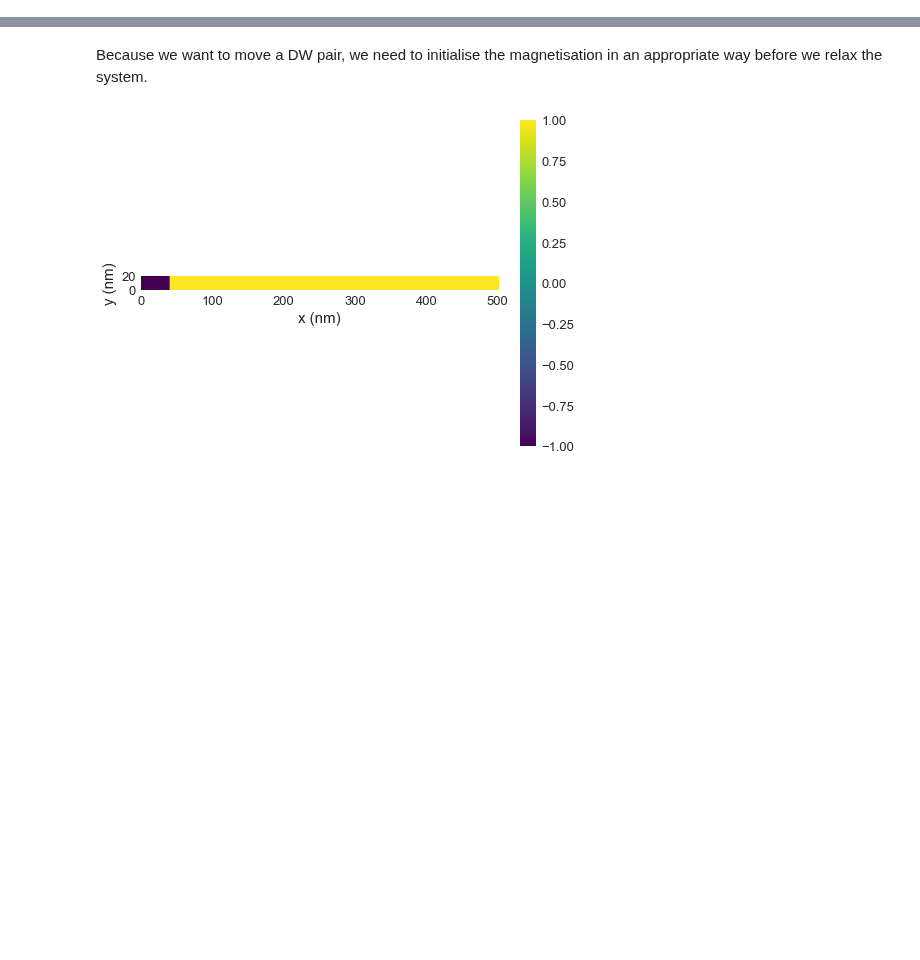
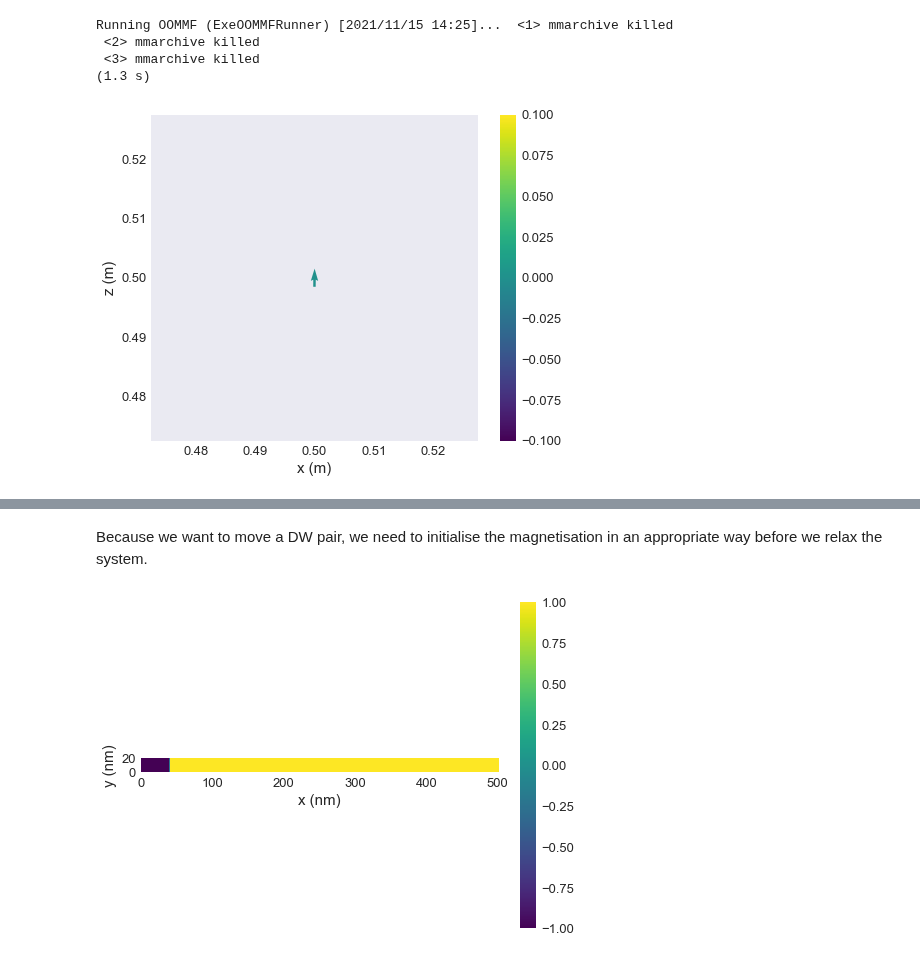
Before and after one commit to ubermag/oommfc, a Jupyter notebook: docs/time-dependent-field-current.ipynb, the cells around one changed output, grey strips where cells are left out. Cells and saved outputs as stored; diff of their text form; code cells hidden in the pictures; blank space fills up the shorter version.

```diff
--- a/docs/time-dependent-field-current.ipynb
+++ b/docs/time-dependent-field-current.ipynb
@@ -21,0 +44,10 @@ TODO
+# %%
+td = mc.TimeDriver()
+td.drive(system, t=5e-9, n=100)
+system.m.plane('y').mpl.vector()
+# %% [output]
+Running OOMMF (ExeOOMMFRunner) [2021/11/15 14:25]...  <1> mmarchive killed
+ <2> mmarchive killed
+ <3> mmarchive killed
+(1.3 s)
+[figure, added]
```
Also changed, not shown: parts of 48 cells of this notebook.
